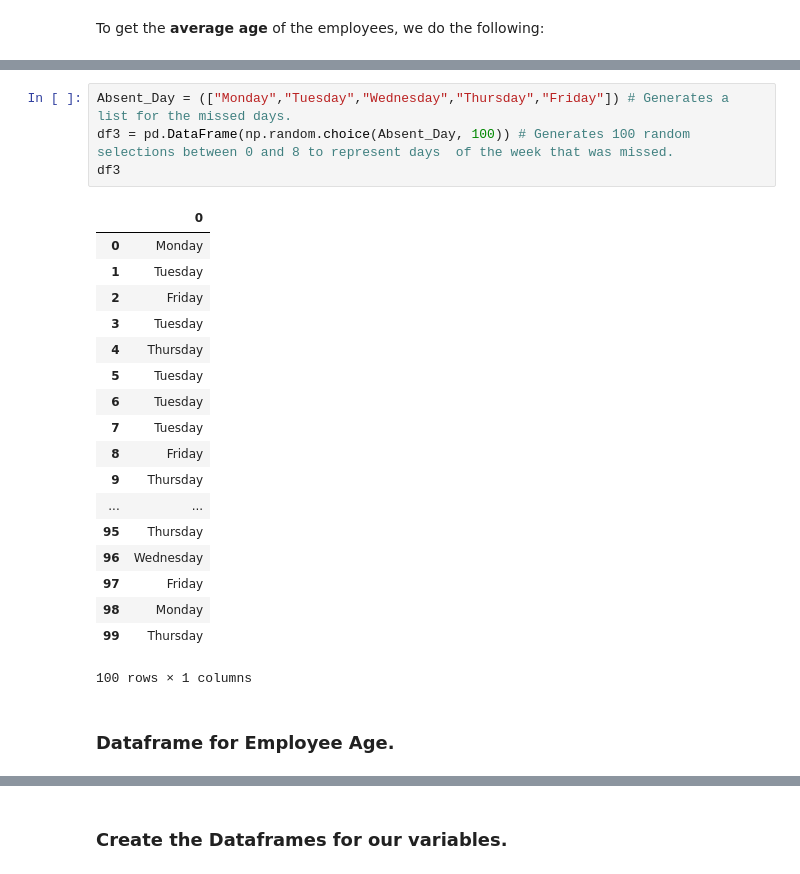
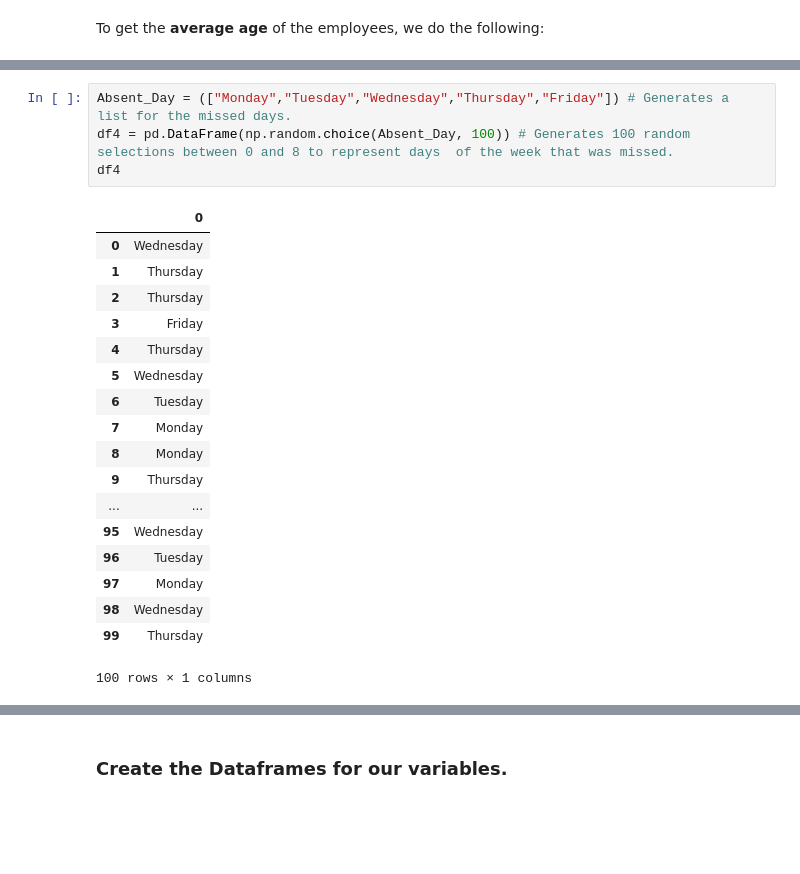
Before and after one commit to daithimarkham/Programming-for-Data-Analysis-Project-2019, a Jupyter notebook: Programming for Data Analysis Project 2019.ipynb, the cells around one changed output, grey strips where cells are left out. Saved outputs shown, nothing was run; the diff lists cells and outputs as text; blank space fills up the shorter version.

```diff
--- a/Programming for Data Analysis Project 2019.ipynb
+++ b/Programming for Data Analysis Project 2019.ipynb
@@ -181,25 +245,23 @@ Total    50      50
 # %%
 Absent_Day = (["Monday","Tuesday","Wednesday","Thursday","Friday"]) # Generates a list for the missed days.
-df3 = pd.DataFrame(np.random.choice(Absent_Day, 100)) # Generates 100 random selections between 0 and 8 to represent days  of the week that was missed.
-df3
+df4 = pd.DataFrame(np.random.choice(Absent_Day, 100)) # Generates 100 random selections between 0 and 8 to represent days  of the week that was missed.
+df4
 # %% [output]
 |  | 0 |
-| 0 | Monday |
-| 1 | Tuesday |
-| 2 | Friday |
-| 3 | Tuesday |
+| 0 | Wednesday |
+| 1 | Thursday |
+| 2 | Thursday |
+| 3 | Friday |
 | 4 | Thursday |
-| 5 | Tuesday |
+| 5 | Wednesday |
 | 6 | Tuesday |
-| 7 | Tuesday |
-| 8 | Friday |
+| 7 | Monday |
+| 8 | Monday |
 | 9 | Thursday |
 | ... | ... |
-| 95 | Thursday |
-| 96 | Wednesday |
-| 97 | Friday |
-| 98 | Monday |
+| 95 | Wednesday |
+| 96 | Tuesday |
+| 97 | Monday |
+| 98 | Wednesday |
 | 99 | Thursday |
 100 rows × 1 columns
-# %% [markdown]
-### Dataframe for Employee Age.
```
Also changed, not shown: parts of 30 cells of this notebook.
